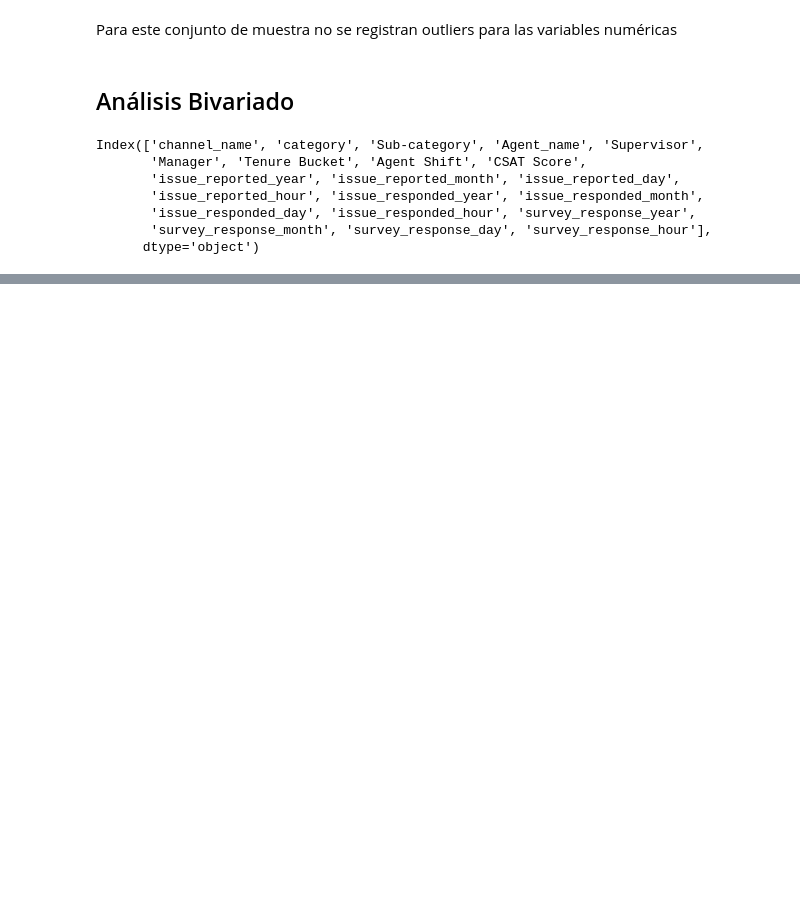
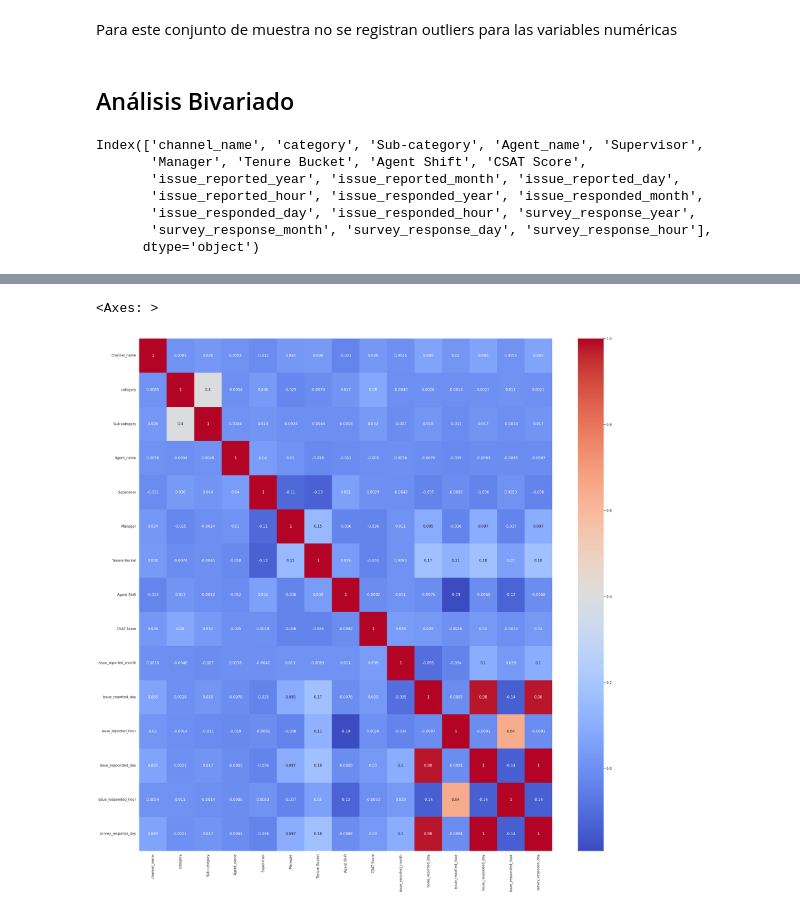
Before and after one commit to Rogerguillen1996/satifacci-n_cliente_ML, a Jupyter notebook: notebooks/EDA_customer_satisfaction.ipynb, the cells around one changed output, grey strips where cells are left out. Drawn from its saved outputs; the diff is of its cells as text; code cells hidden in the pictures; blank space fills up the shorter version.

```diff
--- a/notebooks/EDA_customer_satisfaction.ipynb
+++ b/notebooks/EDA_customer_satisfaction.ipynb
@@ -347,12 +373 @@ for column in data.columns:
 ... (9 outputs left out)
-# %%
-for column in data.columns:
-    plt.figure(figsize=(10, 6))
-    # Obtener las 10 categorías más frecuentes
-    top_10 = data['CSAT Score'].value_counts().nlargest(10).index
-    # Filtrar el DataFrame para incluir solo estas categorías
-    filtered_data = data[data[column].isin(top_10)]
-    sns.countplot(hue=column,x='CSAT Score',data=filtered_data, order=top_10)
-    plt.title(f'Distribución de las 10 categorías más frecuentes en {column}')
-    plt.xticks(rotation=45)
-    plt.show()
@@ -372,0 +675,5 @@ for column in data.columns:
+# %%
+
+for column in data.columns:
+    unique_elements = data[column].nunique()
+    print(f'La categoría de "{column}" tiene los siguientes elementos únicos: {unique_elements}')
@@ -372,0 +700,8 @@ for column in data.columns:
+# %%
+var_cate = data.select_dtypes(include='object').columns
+# %%
+encoder = LabelEncoder()
+encoder = LabelEncoder()
+
+for column in var_cate:
+    data[column] = encoder.fit_transform(data[column])
@@ -372,0 +751,6 @@ for column in data.columns:
+# %%
+plt.figure(figsize=(30,30))
+sns.heatmap(data.drop(['survey_response_year','survey_response_month','issue_reported_year','issue_responded_month','survey_response_year','issue_responded_year','survey_response_hour'],axis=1).corr(), annot=True,cmap='coolwarm')
+# %% [output]
+<Axes: >
+[figure, added]
```
Also changed, not shown: parts of 35 cells of this notebook, 1 other file.
